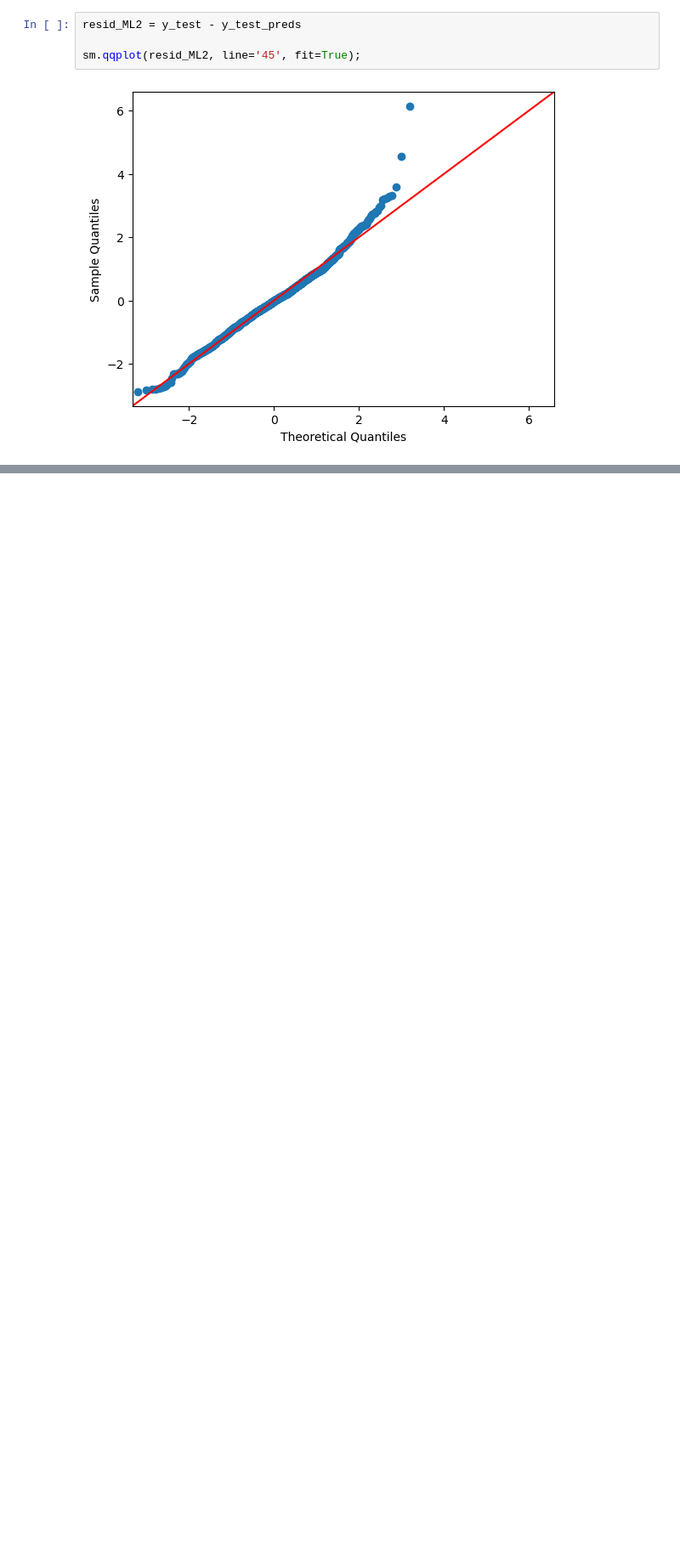
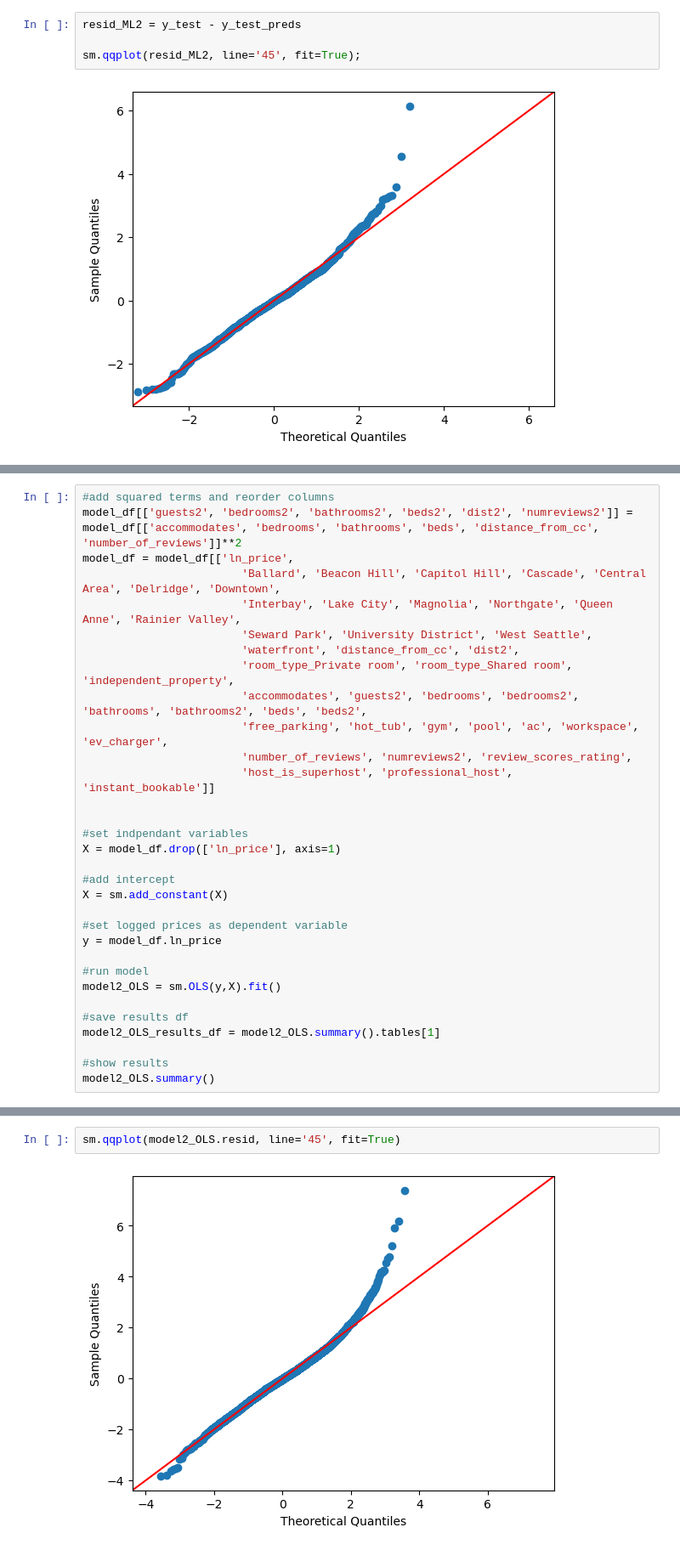
Before and after one commit to epistemetrica/udacity-blog-post-project, a Jupyter notebook: apw_airbnb_project.ipynb, the cells around one changed output, grey strips where cells are left out. Shown at 85% size. Cells and saved outputs as stored; diff of their text form; blank space fills up the shorter version.

```diff
--- a/apw_airbnb_project.ipynb
+++ b/apw_airbnb_project.ipynb
@@ -916,0 +901,32 @@ memory usage: 2.7+ MB
+# %%
+#add squared terms and reorder columns
+model_df[['guests2', 'bedrooms2', 'bathrooms2', 'beds2', 'dist2', 'numreviews2']] = model_df[['accommodates', 'bedrooms', 'bathrooms', 'beds', 'distance_from_cc', 'number_of_reviews']]**2
+model_df = model_df[['ln_price',
+                        'Ballard', 'Beacon Hill', 'Capitol Hill', 'Cascade', 'Central Area', 'Delridge', 'Downtown',
+                        'Interbay', 'Lake City', 'Magnolia', 'Northgate', 'Queen Anne', 'Rainier Valley',
+                        'Seward Park', 'University District', 'West Seattle',
+                        'waterfront', 'distance_from_cc', 'dist2',
+                        'room_type_Private room', 'room_type_Shared room', 'independent_property',
+                        'accommodates', 'guests2', 'bedrooms', 'bedrooms2', 'bathrooms', 'bathrooms2', 'beds', 'beds2',
+                        'free_parking', 'hot_tub', 'gym', 'pool', 'ac', 'workspace', 'ev_charger',
+                        'number_of_reviews', 'numreviews2', 'review_scores_rating',
+                        'host_is_superhost', 'professional_host', 'instant_bookable']]
+
+
+#set indpendant variables
+X = model_df.drop(['ln_price'], axis=1)
+
+#add intercept
+X = sm.add_constant(X)
+
+#set logged prices as dependent variable
+y = model_df.ln_price
+
+#run model
+model2_OLS = sm.OLS(y,X).fit()
+
+#save results df
+model2_OLS_results_df = model2_OLS.summary().tables[1]
+
+#show results
+model2_OLS.summary()
@@ -916,0 +970,4 @@ memory usage: 2.7+ MB
+# %%
+sm.qqplot(model2_OLS.resid, line='45', fit=True)
+# %% [output]
+[figure, added]
```
Also changed, not shown: parts of 5 cells of this notebook.
